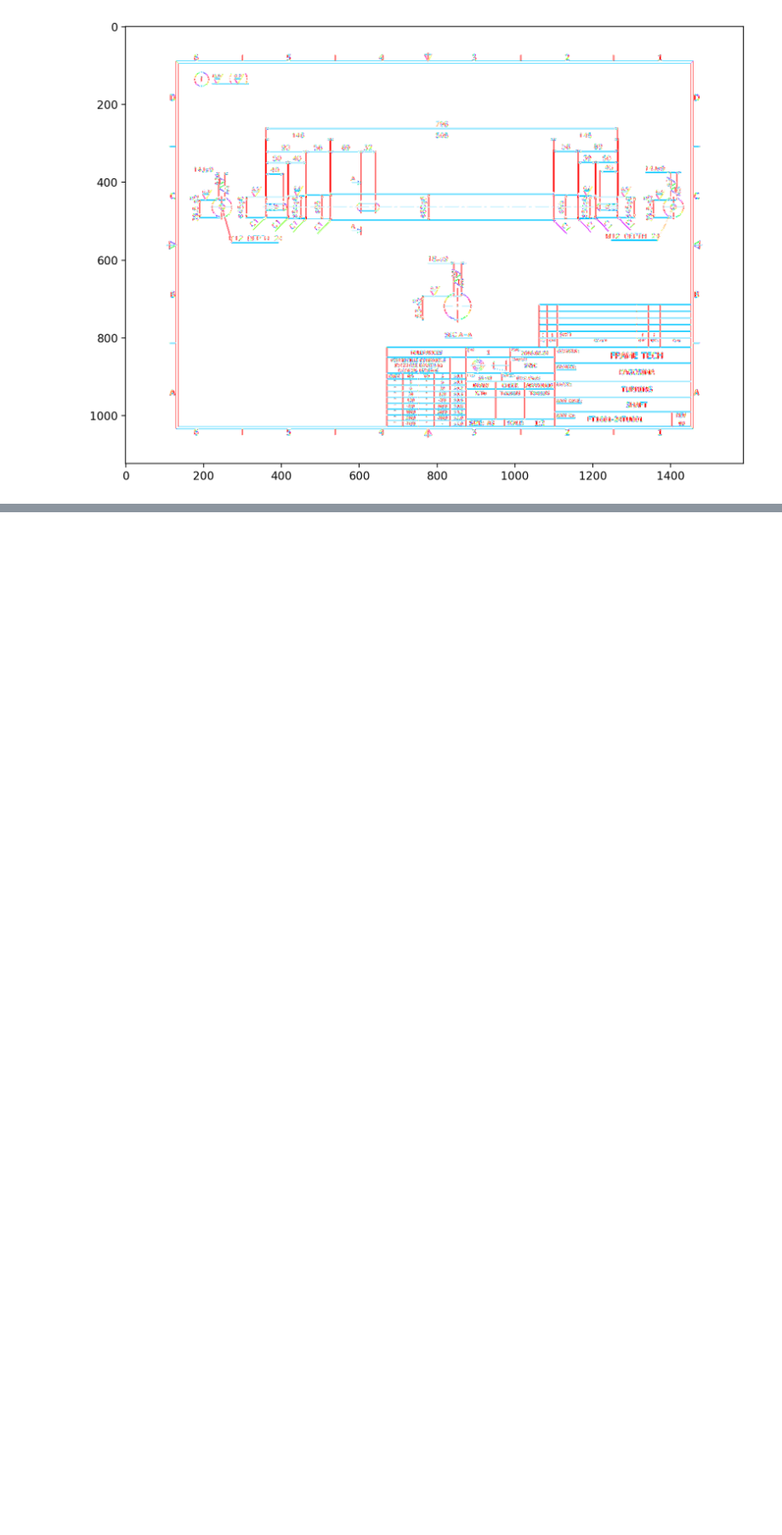
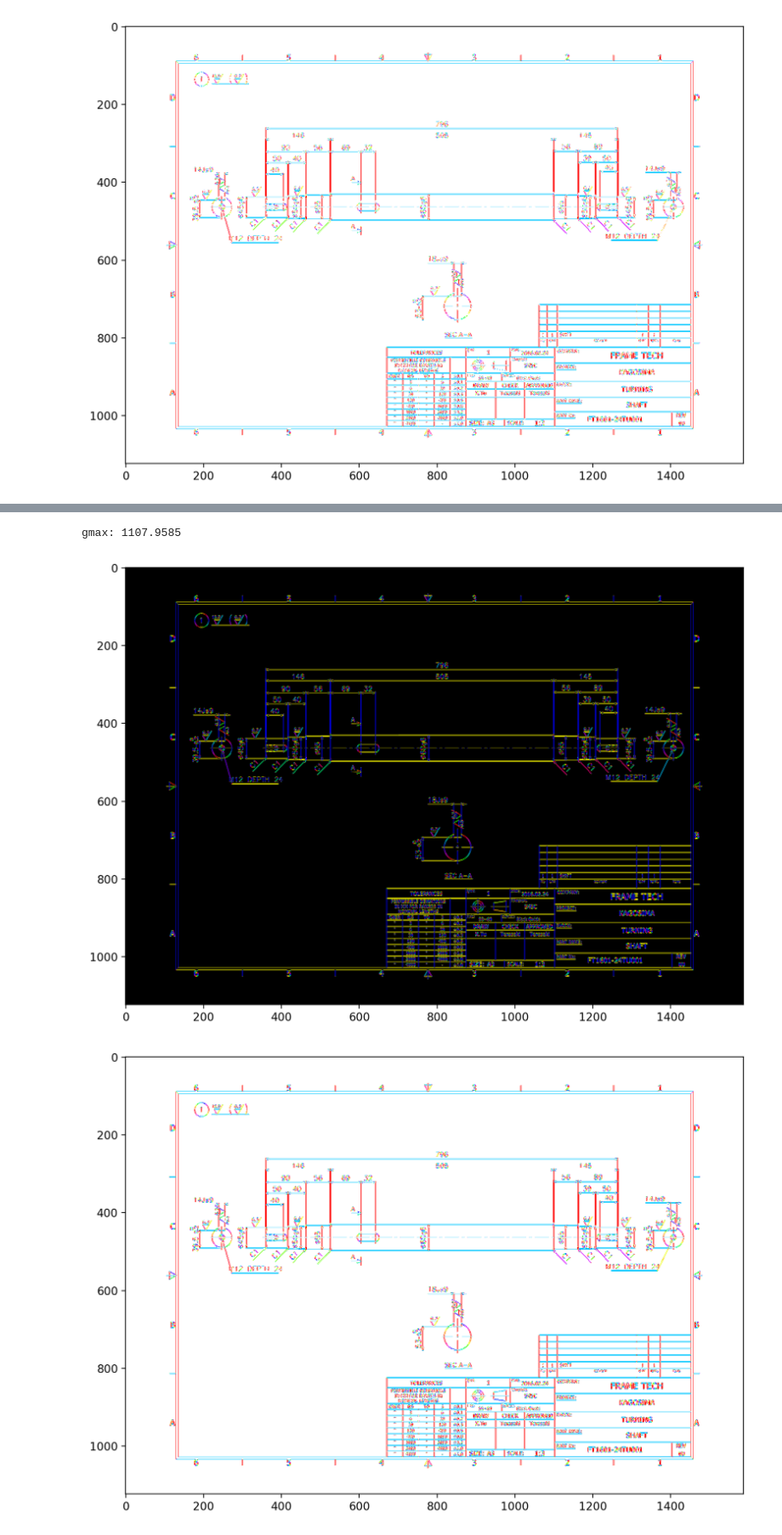
Before and after one commit to awakia/notebooks, a Jupyter notebook: imgproc/main.ipynb, the cells around one changed output, grey strips where cells are left out. Shown at 85% size. Drawn from its saved outputs; the diff is of its cells as text; code cells hidden in the pictures; blank space fills up the shorter version.

```diff
--- a/imgproc/main.ipynb
+++ b/imgproc/main.ipynb
@@ -25,3 +25,7 @@ data/sample/sample.png
 gmax: 1107.9585
 [figure]
 [figure]
+# %%
+rreload(main)
+main.main()
+# %% [output]
@@ -27,0 +35,3 @@ gmax: 1107.9585
+gmax: 1107.9585
+[figure, added]
+[figure, added]
```
Also changed, not shown: parts of 1 cell of this notebook, 1 other file.
